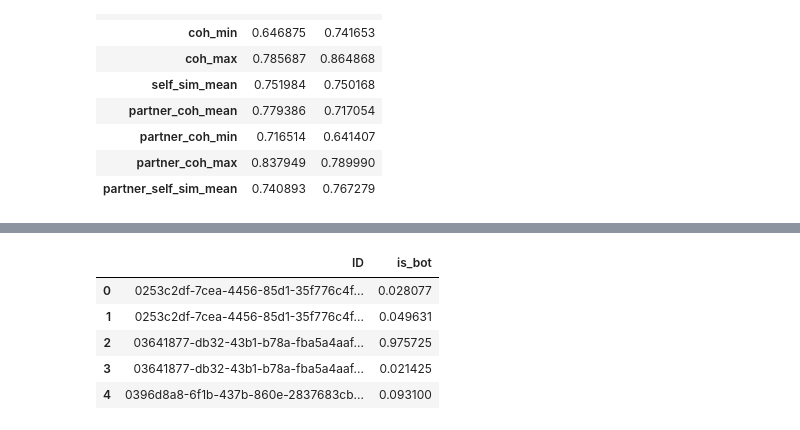
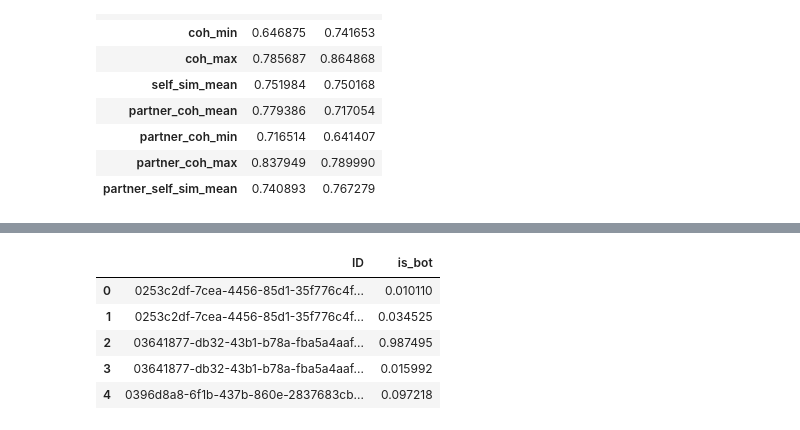
Before and after one commit to Mis-prog/bot-detector, a Jupyter notebook: notebooks/solution.ipynb, the cells around one changed output, grey strips where cells are left out. Cells and saved outputs as stored; diff of their text form; code cells hidden in the pictures.

```diff
--- a/notebooks/solution.ipynb
+++ b/notebooks/solution.ipynb
@@ -249,21 +286,16 @@ LightGBM на всех признаках сразу. TF-IDF строится в
 
 **Валидация** — `GroupKFold` по `dialog_id`: оба участника одного диалога всегда в одном фолде, иначе модель видела бы собеседника на обучении и оценка была бы завышена. `cross_val_predict` даёт для каждого участника train предсказание модели, которая его не видела (OOF).
 # %%
-numeric_features = (
+features = (
     ['n_messages', 'mean_len', 'partner_n_messages', 'partner_mean_len']
     + stat_cols + ['partner_' + c for c in stat_cols]
     + coh_cols + ['partner_' + c for c in coh_cols]
     + emb_cols + ['partner_' + c for c in emb_cols]
 )
-features = ['text', 'partner_text'] + numeric_features
-print('Числовых признаков:', len(numeric_features), '+ TF-IDF до 2 × 20 000')
+print('Признаков:', features)
 
 model = Pipeline([
-    ('features', ColumnTransformer([
-        ('char', TfidfVectorizer(analyzer='char_wb', ngram_range=(2, 4), min_df=3, max_features=20000, sublinear_tf=True), 'text'),
-        ('partner_char', TfidfVectorizer(analyzer='char_wb', ngram_range=(2, 4), min_df=3, max_features=20000, sublinear_tf=True), 'partner_text'),
-        ('num', 'passthrough', numeric_features),
-    ])),
+    ('features', ColumnTransformer([('num', 'passthrough', features)])),
     ('clf', lgb.LGBMClassifier(
         n_estimators=700, learning_rate=0.024, num_leaves=22, min_child_samples=18,
         subsample=0.94, subsample_freq=1, colsample_bytree=0.5, reg_lambda=0.53,
@@ -363,18 +380,16 @@ ROC-AUC: 0.9772
 # %%
-CLIP = 0.001
-
 model.fit(train[features], y)
-preds = apply_temperature(model.predict_proba(test[features])[:, 1], TEMPERATURE)
+preds = model.predict_proba(test[features])[:, 1]
 
 submission = test[['ID']].assign(is_bot=np.clip(preds, CLIP, 1 - CLIP))
 assert len(submission) == len(ytest)
 assert (submission['ID'] == ytest['ID']).all()
 submission.to_csv('submissions/submission.csv', index=False)
 submission.head()
 # %% [output]
 |  | ID | is_bot |
-| 0 | 0253c2df-7cea-4456-85d1-35f776c4f... | 0.028077 |
-| 1 | 0253c2df-7cea-4456-85d1-35f776c4f... | 0.049631 |
-| 2 | 03641877-db32-43b1-b78a-fba5a4aaf... | 0.975725 |
-| 3 | 03641877-db32-43b1-b78a-fba5a4aaf... | 0.021425 |
-| 4 | 0396d8a8-6f1b-437b-860e-2837683cb... | 0.093100 |
+| 0 | 0253c2df-7cea-4456-85d1-35f776c4f... | 0.010110 |
+| 1 | 0253c2df-7cea-4456-85d1-35f776c4f... | 0.034525 |
+| 2 | 03641877-db32-43b1-b78a-fba5a4aaf... | 0.987495 |
+| 3 | 03641877-db32-43b1-b78a-fba5a4aaf... | 0.015992 |
+| 4 | 0396d8a8-6f1b-437b-860e-2837683cb... | 0.097218 |
```
Also changed, not shown: parts of 18 cells of this notebook, 11 other files.
